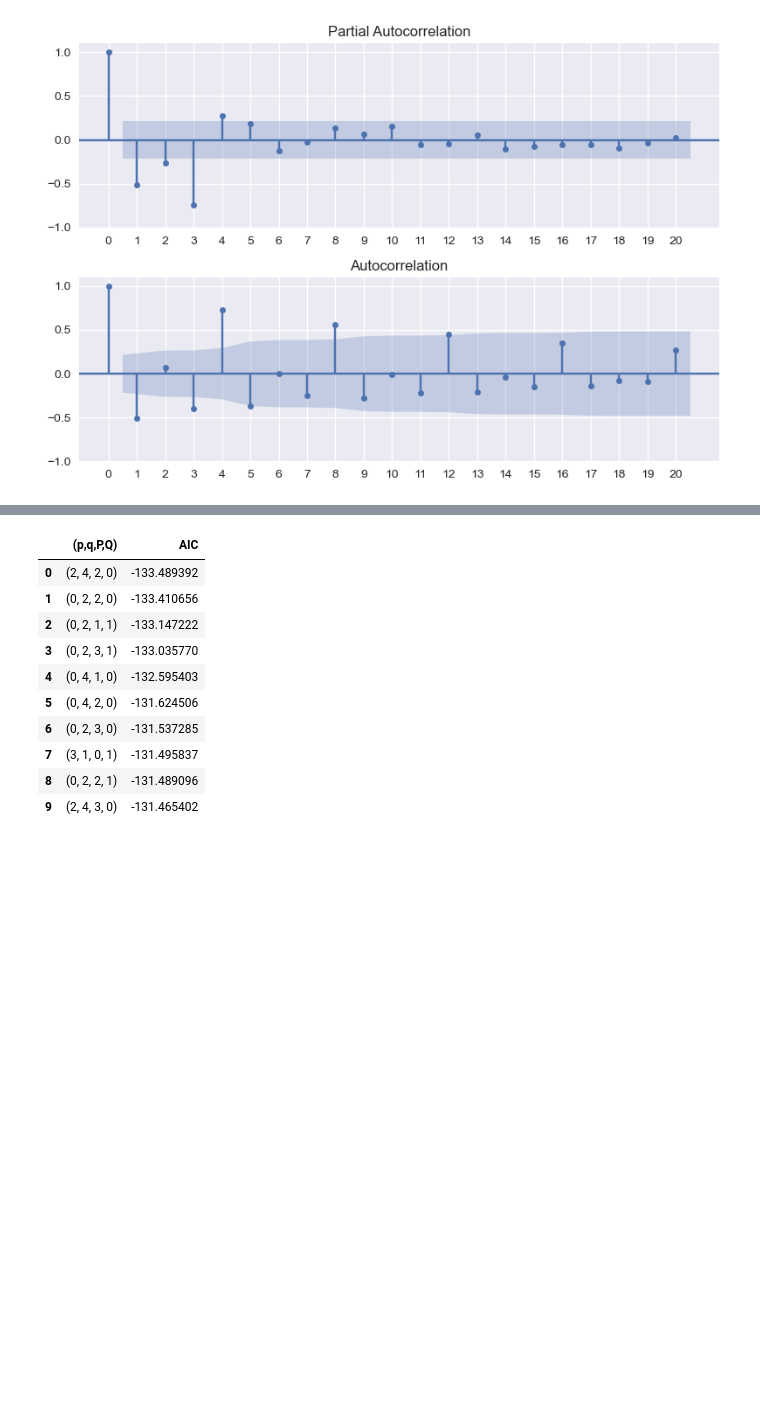
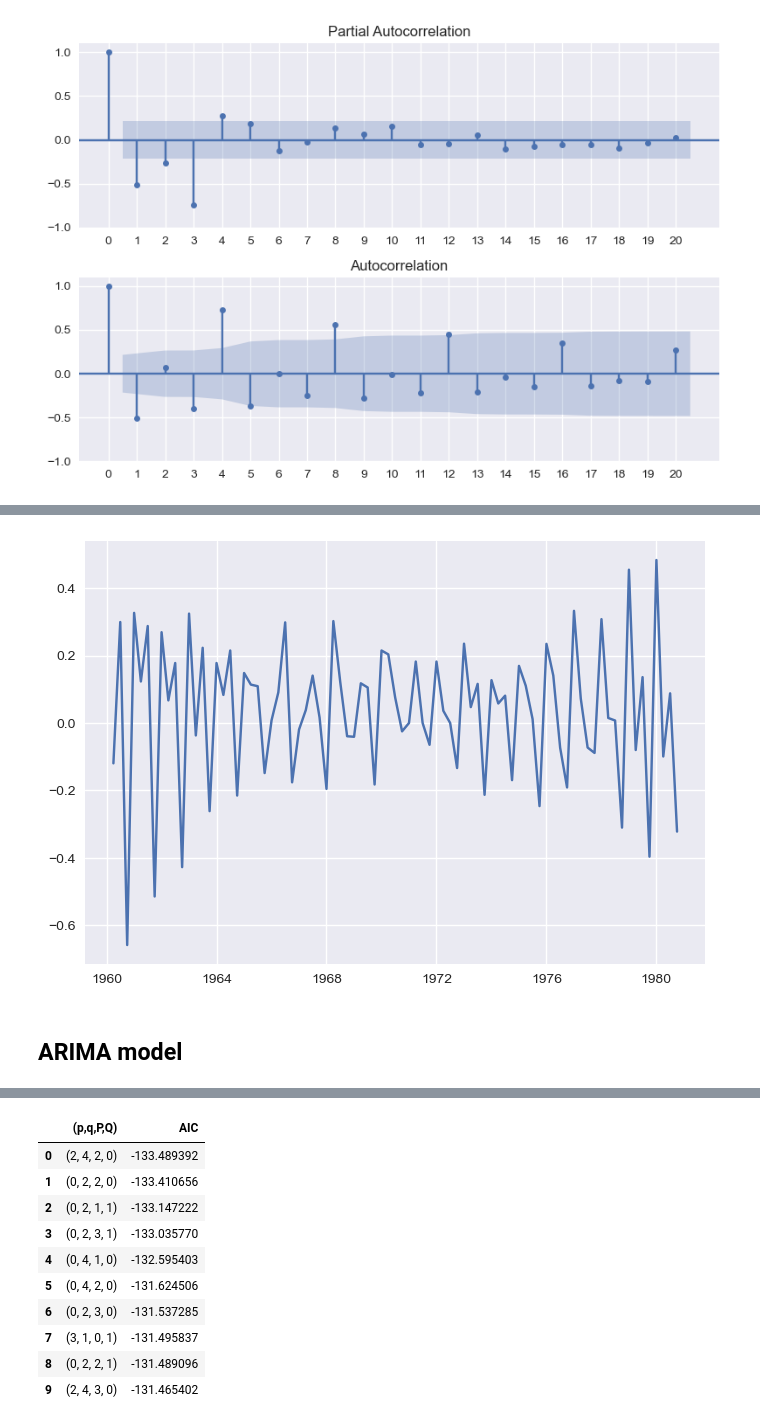
Before and after one commit to omdgit/AppliedTimeSeriesAnalysisWithPython, a Jupyter notebook: my work/HOTSAP_ARIMA.ipynb, the cells around one changed output, grey strips where cells are left out. Cells and saved outputs as stored; diff of their text form; code cells hidden in the pictures; blank space fills up the shorter version.

```diff
--- a/my work/HOTSAP_ARIMA.ipynb
+++ b/my work/HOTSAP_ARIMA.ipynb
@@ -259,0 +264,3 @@ plt.tight_layout();
+# %%
+data['data_log'] = np.log(data['data'])
+data.head()
@@ -259,0 +295,6 @@ plt.tight_layout();
+# %%
+plt.plot(data['data_log'].diff(1));
+# %% [output]
+[figure, added]
+# %% [markdown]
+## ARIMA model
```
Also changed, not shown: parts of 22 cells of this notebook, 1 other file.
